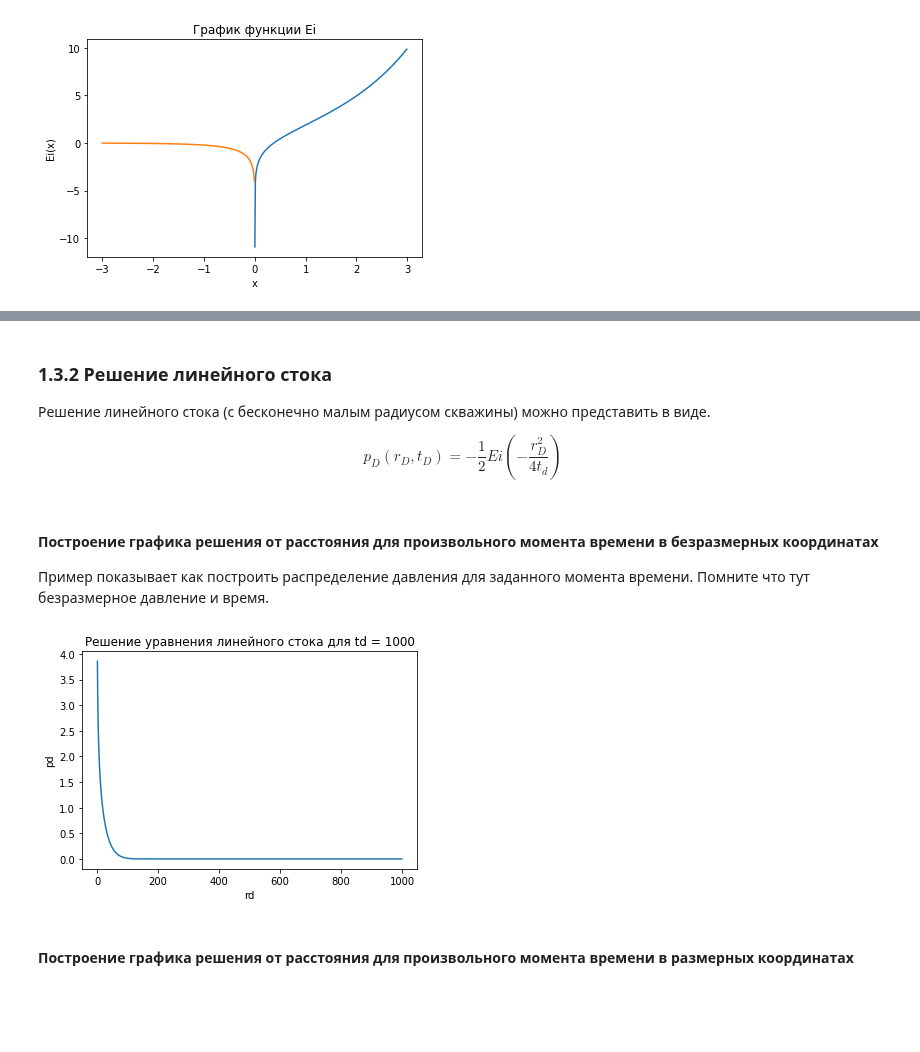
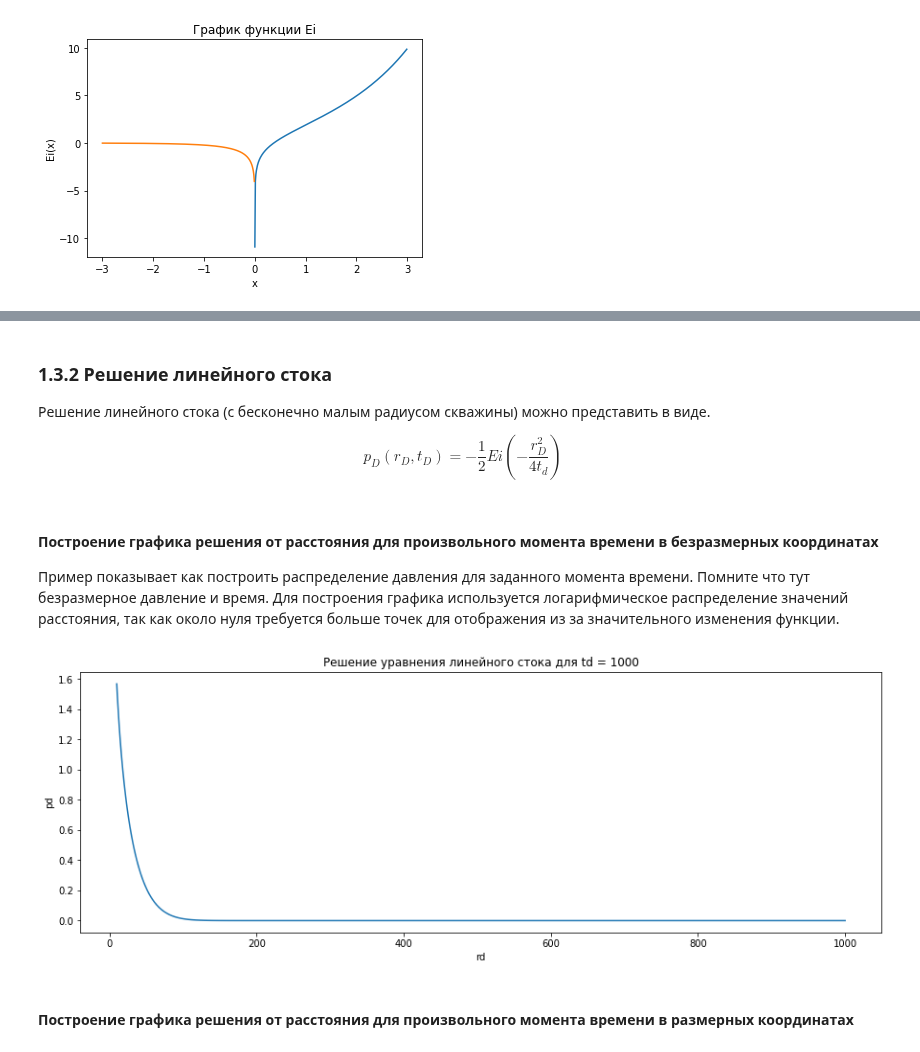
Before and after one commit to khabibullinra/welltest_examples, a Jupyter notebook: jupyter/11_transient_line_source_solution_Ei.ipynb, the cells around one changed output, grey strips where cells are left out. Cells and saved outputs as stored; diff of their text form; code cells hidden in the pictures; blank space fills up the shorter version.

```diff
--- a/jupyter/11_transient_line_source_solution_Ei.ipynb
+++ b/jupyter/11_transient_line_source_solution_Ei.ipynb
@@ -276,0 +333,16 @@ plt.show()
+# %%
+# зададим логарифмическое распределение точек вблизи нуля для построения графика
+x = np.logspace(-10, 1, 100)
+
+plt.rcParams["figure.figsize"] = (15,5)
+fig, (ax1, ax2) = plt.subplots(1, 2)
+ax1.plot(x, sc.expi(-x))
+ax1.plot(x, np.log(x) + 0.57721566481)
+ax1.set_title('Сравнение Ei и ln для обычных координат')
+
+ax2.plot(x, sc.expi(-x))
+ax2.plot(x, np.log(x)  + 0.57721566481)
+ax2.set_xscale('log')
+ax2.set_title('Сравнение Ei и ln для полулогарифмических координат')
+
+plt.show()
@@ -276,0 +353,14 @@ plt.show()
+# %%
+x = np.logspace(-10, 1, 100)
+
+plt.rcParams["figure.figsize"] = (15,5)
+fig, (ax1) = plt.subplots(1, 1)
+ax1.plot(x, np.log(x) + 0.57721566481 - sc.expi(-x))
+ax1.set_xscale('log')
+ax1.set_yscale('log')
+#ax1.set_ylim(1e-20, 1)
+ax1.set_title('Ошибка аппроксимации функции $Ei$ при помощи $\ln$')
+
+x = 1.01e-5
+plt.show()
+print('величина аргумента x = {} дает ошибку аппроксимации около {}'.format(x, np.log(x) + 0.57721566481 - sc.expi(-x)))
@@ -279,7 +372,11 @@ plt.show()
 
 Решение линейного стока (с бесконечно малым радиусом скважины) можно представить в виде.
 
-$$ p_D(r_D,t_D) = - \frac{1}{2} Ei \left(- \dfrac{ r_D^2}{4t_d} \right)$$
+$$
+p_D(r_D,t_D) = - \frac{1}{2} Ei \left(- \dfrac{ r_D^2}{4t_d} \right)
+\tag{11.20}
+\label{11.20}
+$$
 # %%
 # Решение линейного стока уравнения фильтрации
 def pd_ei(td, rd):
@@ -292,18 +389,18 @@ def pd_ei(td, rd):
 # %% [markdown]
 #### Построение графика решения от расстояния для произвольного момента времени в безразмерных координатах
 
-Пример показывает как построить распределение давления для заданного момента времени. Помните что тут безразмерное давление и время.
+Пример показывает как построить распределение давления для заданного момента времени. Помните что тут безразмерное давление и время. Для построения графика используется логарифмическое распределение значений расстояния, так как около нуля требуется больше точек для отображения из за значительного изменения функции.
 # %%
 td = 1000
-rd_arr = np.arange(1, 1000, 1)
+rd_arr = np.logspace(1, 3, 100)
 # при построении используем векторный расчет
 plt.plot(rd_arr, pd_ei(td, rd_arr) )
 plt.title("Решение уравнения линейного стока для td = {}".format(td))
 plt.xlabel("rd")
 plt.ylabel("pd")
 plt.show()
 # %% [output]
-[figure, old version]
+[figure, new version]
 # %% [markdown]
 #### Построение графика решения от расстояния для произвольного момента времени в размерных координатах
 # %%
```
Also changed, not shown: parts of 16 cells of this notebook, 4 other files.
